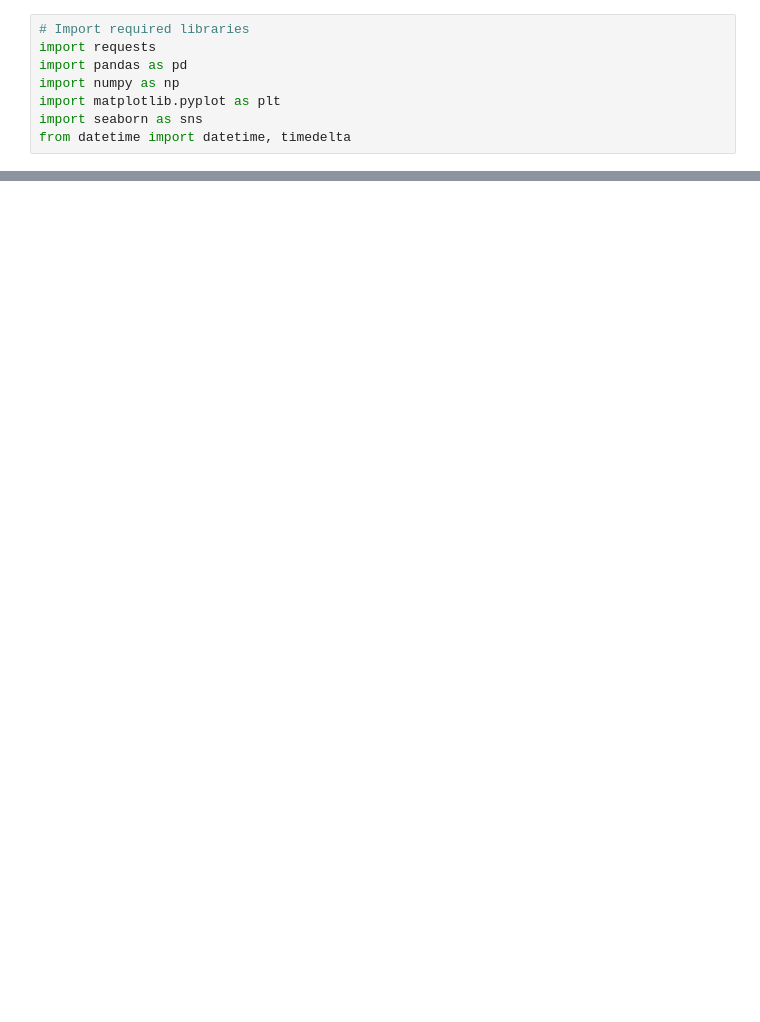
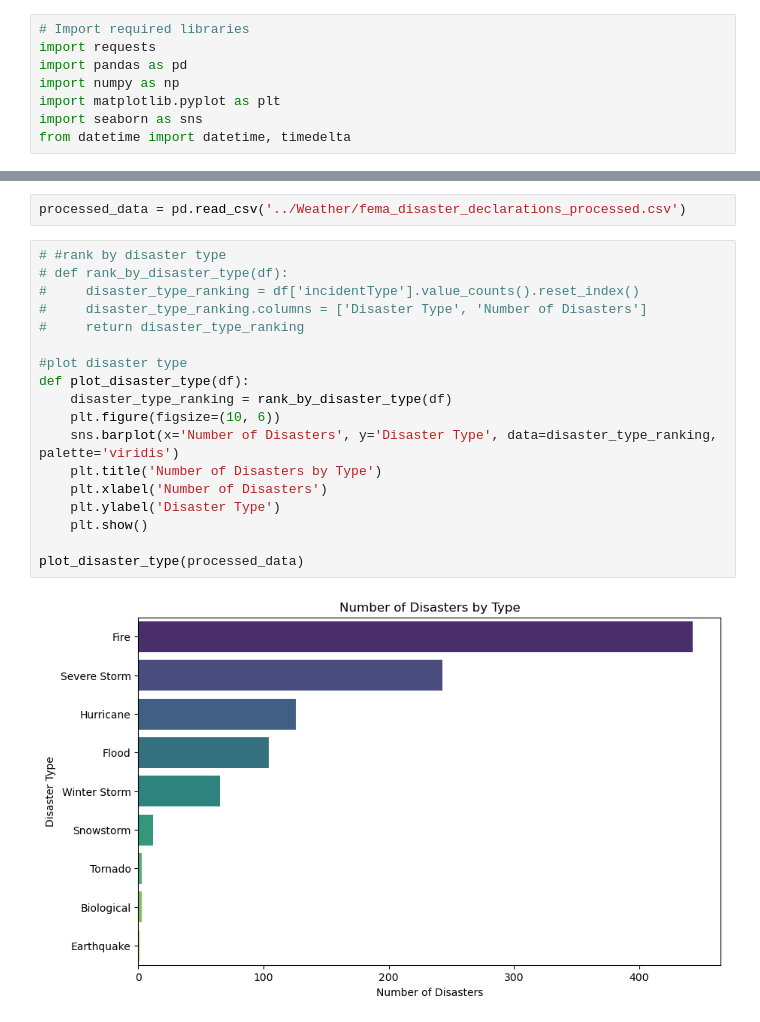
Before and after one commit to dfquinn23/Project_1, a Jupyter notebook: Weather/fema-data-analysis-notebook.ipynb, the cells around one changed output, grey strips where cells are left out. Drawn from its saved outputs; the diff is of its cells as text; blank space fills up the shorter version.

```diff
--- a/Weather/fema-data-analysis-notebook.ipynb
+++ b/Weather/fema-data-analysis-notebook.ipynb
@@ -135,2 +136,24 @@ Top 10 States by Number of Disasters:
 
 Analysis complete.
+# %%
+processed_data = pd.read_csv('../Weather/fema_disaster_declarations_processed.csv')
+# %%
+# #rank by disaster type
+# def rank_by_disaster_type(df):
+#     disaster_type_ranking = df['incidentType'].value_counts().reset_index()
+#     disaster_type_ranking.columns = ['Disaster Type', 'Number of Disasters']
+#     return disaster_type_ranking
+
+#plot disaster type
+def plot_disaster_type(df):
+    disaster_type_ranking = rank_by_disaster_type(df)
+    plt.figure(figsize=(10, 6))
+    sns.barplot(x='Number of Disasters', y='Disaster Type', data=disaster_type_ranking, palette='viridis')
+    plt.title('Number of Disasters by Type')
+    plt.xlabel('Number of Disasters')
+    plt.ylabel('Disaster Type')
+    plt.show()
+
+plot_disaster_type(processed_data)
+# %% [output]
+[figure, added]
```
Also changed, not shown: parts of 3 cells of this notebook, 7 other files.
